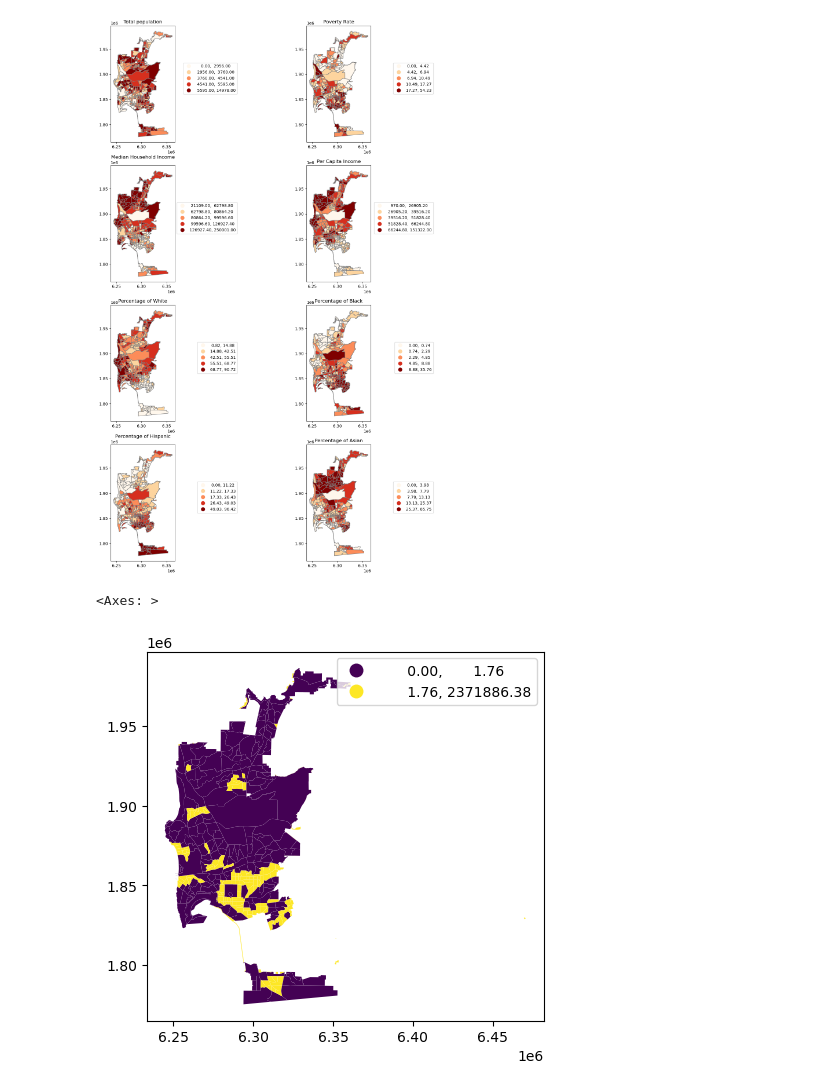
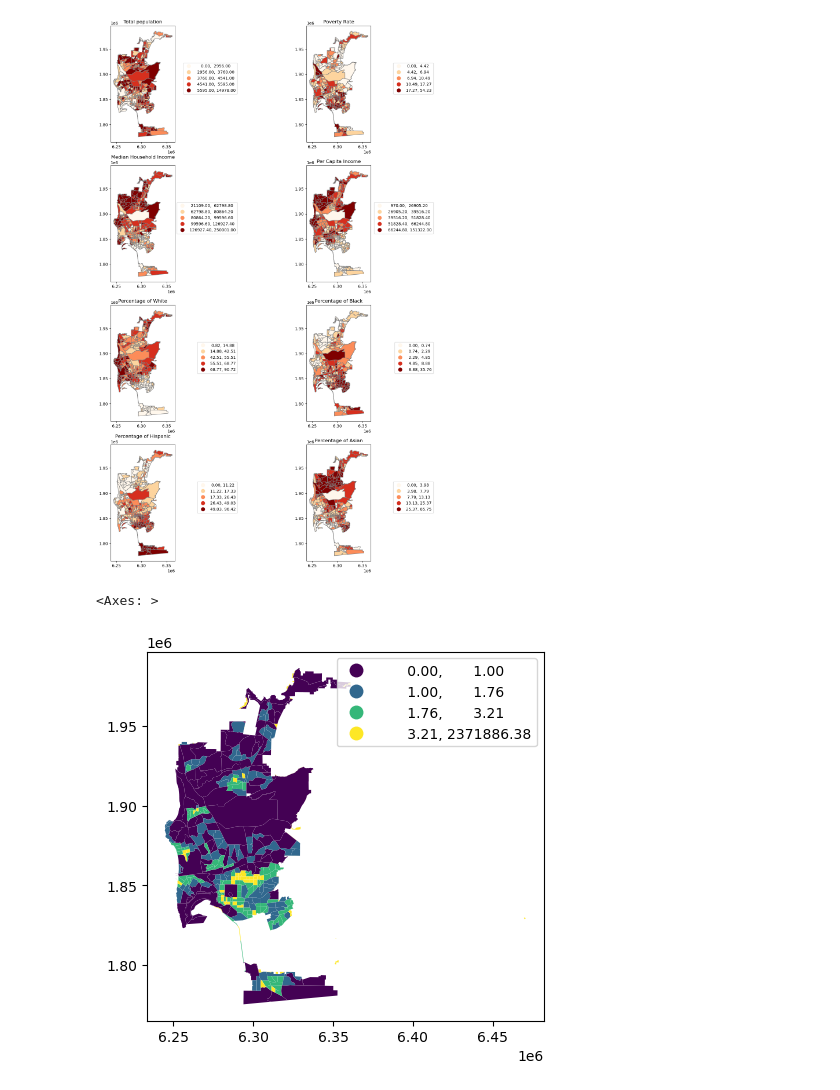
Before and after one commit to robertl0500/15-minute-analysis, a Jupyter notebook: 15-minute-package/Project_maps.ipynb, the cells around one changed output. Cells and saved outputs as stored; diff of their text form; code cells hidden in the pictures.

```diff
--- a/15-minute-package/Project_maps.ipynb
+++ b/15-minute-package/Project_maps.ipynb
@@ -48,6 +23,6 @@ Type:      function
 # %%
-acs = gpd.read_parquet("data/sd_acs/sd_acs.parquet")
-acs
+sd_acs = gpd.read_parquet("data/acs_tracts/sd_acs.parquet")
+sd_acs
 # %% [output]
 |  | n_mexican_pop | n_cuban_pop | n_puerto_rican_pop | n_russian_pop | n_italian_pop | n_german_pop | ... |
 | GEOID |  |  |  |  |  |  | ... |
@@ -98,3 +40,0 @@ Index(['n_mexican_pop', 'n_cuban_pop', 'n_puerto_rican_pop', 'n_russian_pop',
-# %%
-sd_acs = acs.loc[acs['GEOID'].str.startswith('06073')]
-sd_acs
@@ -137,7 +77,7 @@ Datum: North American Datum 1983
 # %%
 sd_acs = sd_acs.to_crs(2230)
 # %%
-sd_demo = gpd.overlay(sd_boundary, sd_acs)
+sd_demo = gpd.overlay(sd_boundary, sd_acs, how='identity')
 # %%
 sd_demo
 # %% [output]
@@ -271,7 +211,7 @@ plt.show()
 # %% [output]
 [figure]
 # %%
-sd_demo.plot(column='pop_density', scheme='quantiles', k=2, legend=True)
+sd_demo.plot(column='pop_density', scheme='quantiles', k=4, legend=True)
 # %% [output]
 <Axes: >
-[figure, old version]
+[figure, new version]
```
Also changed, not shown: parts of 22 cells of this notebook, 2 other files.
